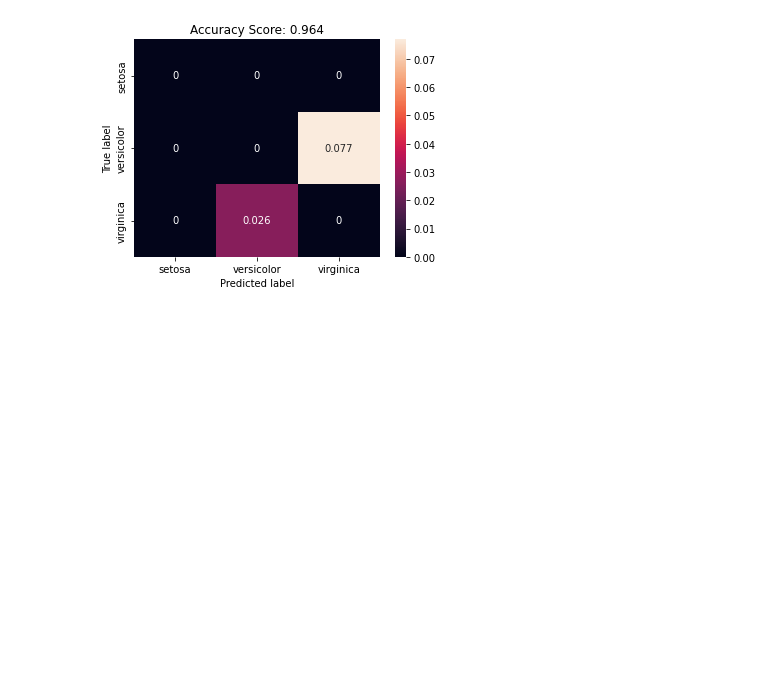
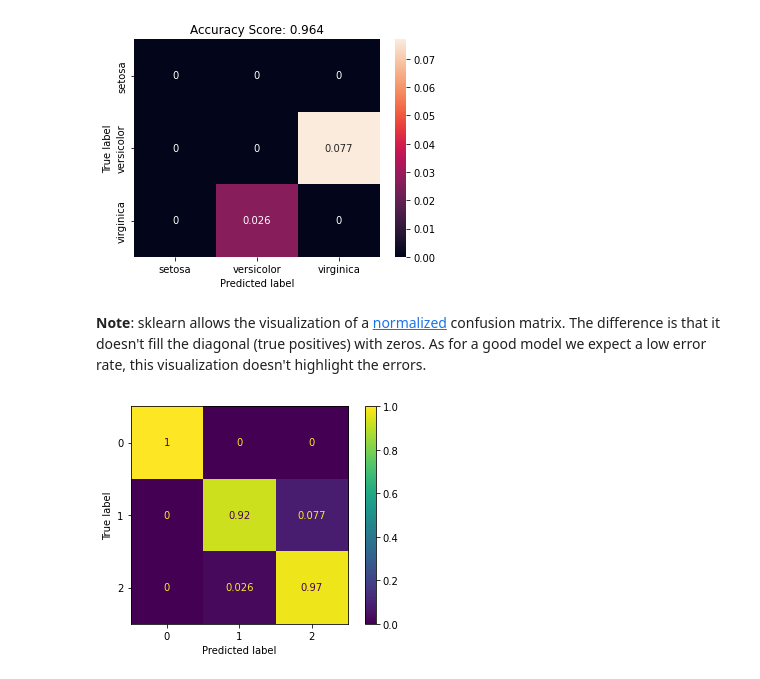
Before and after one commit to paulaceccon/ml-helper-scripts, a Jupyter notebook: notebooks/confusion_error_matrix.ipynb, the cells around one changed output. Cells and saved outputs as stored; diff of their text form; code cells hidden in the pictures; blank space fills up the shorter version.

```diff
--- a/notebooks/confusion_error_matrix.ipynb
+++ b/notebooks/confusion_error_matrix.ipynb
@@ -88,3 +92,10 @@ Now, it's easy to see that the majority of missclassifications comprehends `vers
 plot_confusion_matrix(y_train, y_train_pred, iris.target_names, error=True)
 # %% [output]
 [figure]
+# %% [markdown]
+**Note**:
+sklearn allows the visualization of a [normalized](https://scikit-learn.org/stable/modules/generated/sklearn.metrics.ConfusionMatrixDisplay.html#sklearn.metrics.ConfusionMatrixDisplay.from_predictions) confusion matrix. The difference is that it doesn't fill the diagonal (true positives) with zeros. As for a good model we expect a low error rate, this visualization doesn't highlight the errors.
+# %%
+ConfusionMatrixDisplay.from_predictions(y_train, y_train_pred, normalize="true");
+# %% [output]
+[figure, added]
```
Also changed, not shown: parts of 2 cells of this notebook, 3 other files.
